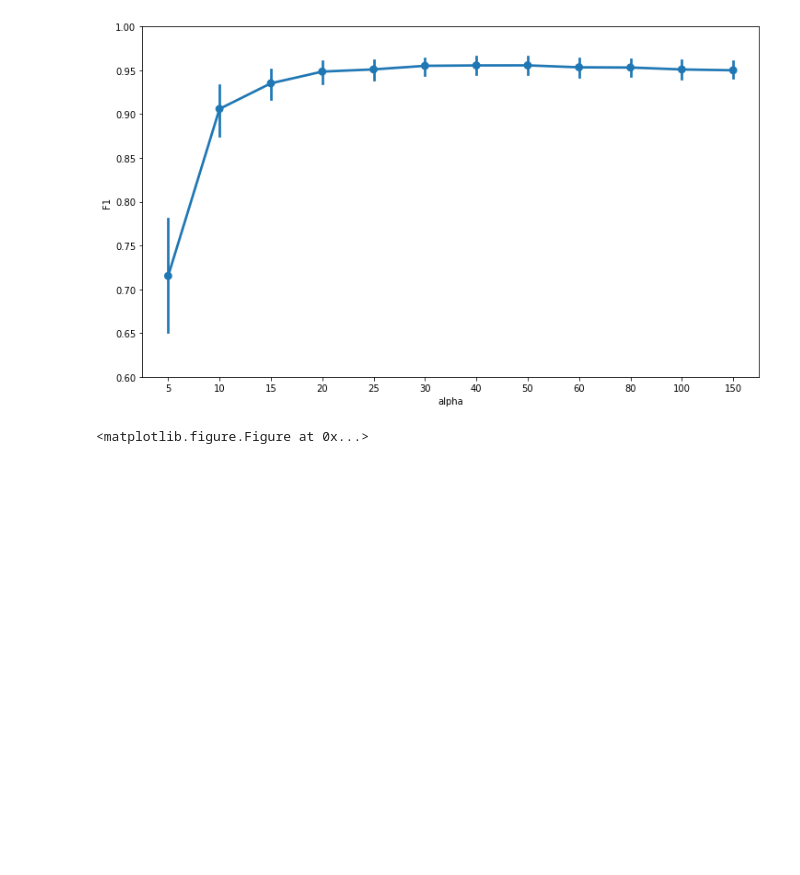
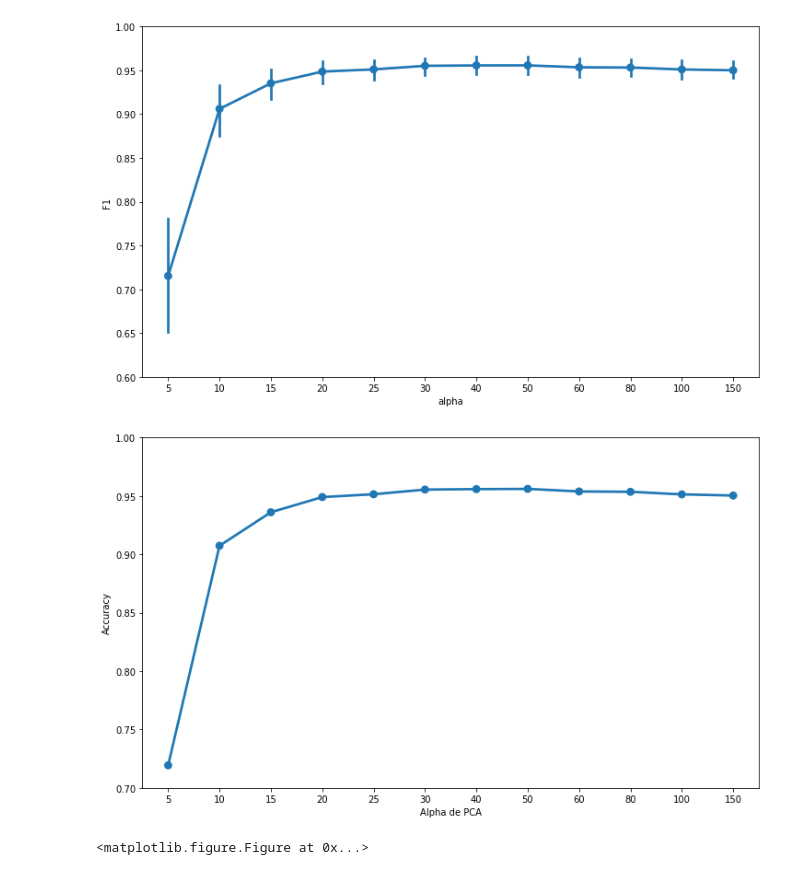
Before and after one commit to kevinfra/metnum-tp2, a Jupyter notebook: informe/Untitled.ipynb, the cells around one changed output. Saved outputs shown, nothing was run; the diff lists cells and outputs as text; code cells hidden in the pictures; blank space fills up the shorter version.

Commit message:
Agregar grafico accuracy

```diff
--- a/informe/Untitled.ipynb
+++ b/informe/Untitled.ipynb
@@ -84,8 +84,18 @@ plt.show()
 [figure]
 # %%
 #Accuaracy #habria que ver si sale mejor con barras
-index = [5,10,15,20,25,30,40,50,60,80,100,150]; #alpha
-accuracy = [0.7193, 0.9073, 0.9360, 0.9490, 0.9514, 0.9554, 0.9558, 0.9560, 0.9538, 0.9535, 0.9513, 0.9503];
+alpha = [5,10,15,20,25,30,40,50,60,80,100,150] #alpha
+accuracy = [0.7193, 0.9073, 0.9360, 0.9490, 0.9514, 0.9554, 0.9558, 0.9560, 0.9538, 0.9535, 0.9513, 0.9503]
+
+df = pd.DataFrame({"alpha":alpha, "accuracy":accuracy})
+fig, ax = plt.subplots(figsize=(12,7))
+sns.pointplot(ax=ax, x="alpha", y="accuracy", data=df)
+ax.set_xlabel("Alpha de PCA")
+ax.set_ylabel("Accuracy")
+plt.ylim(0.7, 1)
+plt.show()
+# %% [output]
+[figure, added]
 # %%
 # Accuracy para Alpha 15
 knn = [1, 2, 3, 4, 5, 7, 8, 9, 10, 15, 20, 30]
```
Also changed, not shown: 1 other file.
